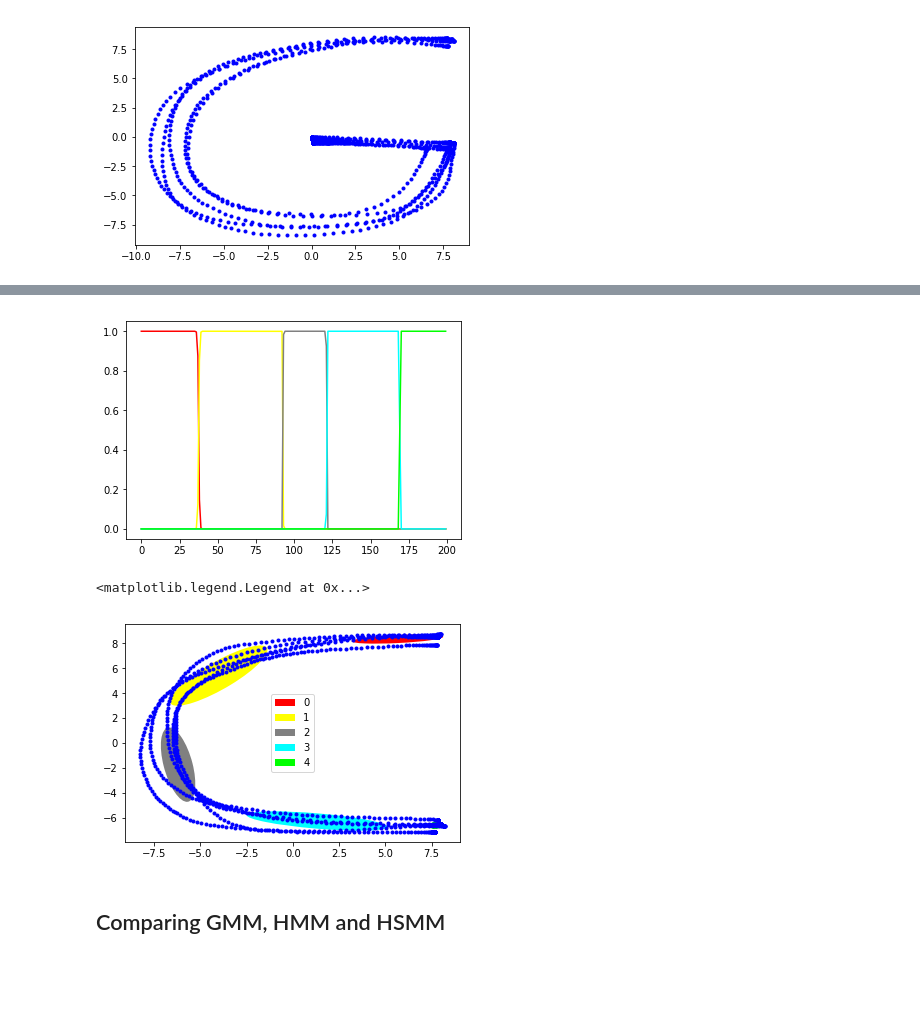
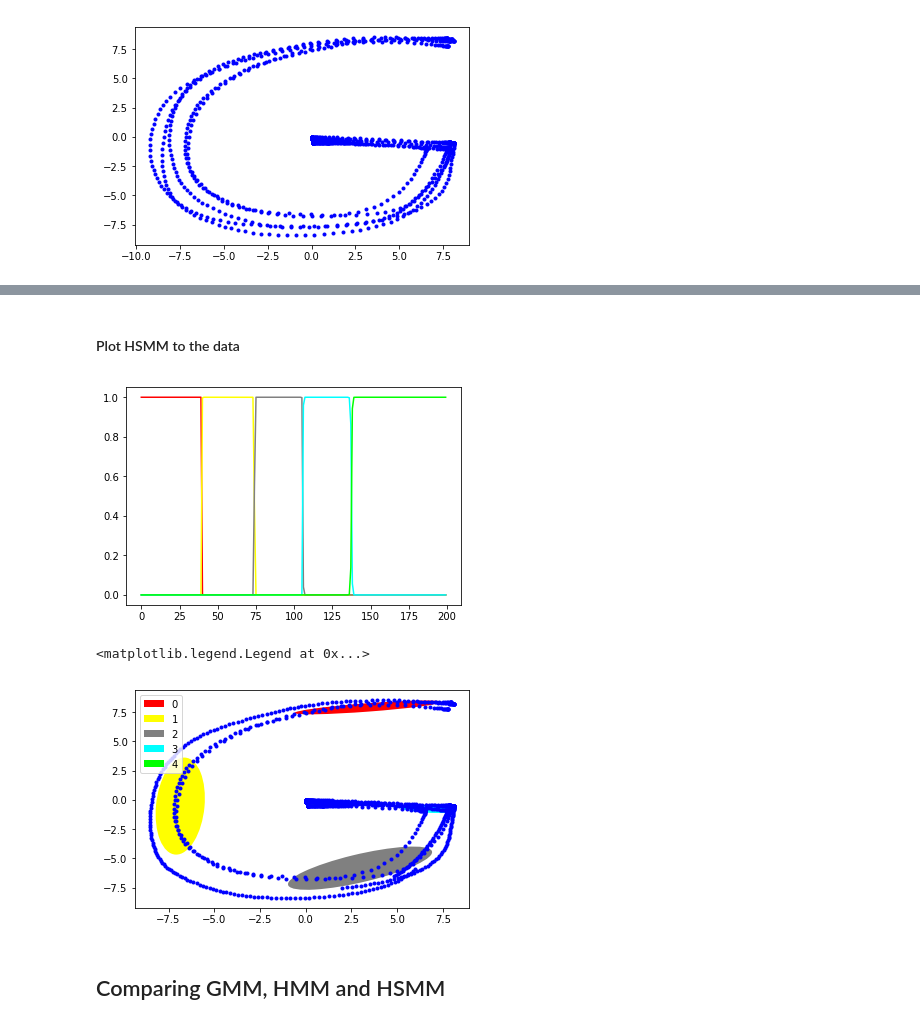
Before and after one commit to fabienjammes/ee613-python, a Jupyter notebook: python notebooks/HSMM.ipynb, the cells around one changed output, grey strips where cells are left out. Saved outputs shown, nothing was run; the diff lists cells and outputs as text; code cells hidden in the pictures; blank space fills up the shorter version.

```diff
--- a/python notebooks/HSMM.ipynb
+++ b/python notebooks/HSMM.ipynb
@@ -299,0 +313,3 @@ plt.legend()
+# %%
+hmm.fit(data2,init_type='kmeans',n_init = 1,max_iter=40)
+clear_output()
@@ -299,0 +319,9 @@ plt.legend()
+# %%
+index = 4
+_,h,_,_,_,_,_ = hmm.compute_messages(hmm.xs[index])
+fig,ax = plt.subplots()
+plot_GMM(hmm.means_, hmm.covariances_,ax,labels=['0','1','2','3','4','5'],colors=colors)
+
+plt.plot(Y[:,0],Y[:,1],'*r',alpha=0.1)
+plt.plot(hmm.xs[index][:,0], hmm.xs[index][:,1],'b')
+plt.legend(loc='best')
@@ -299,0 +331,3 @@ plt.legend()
+# %%
+for k in range(hmm.K):
+    plt.plot(h[:,k],color=colors[k])
@@ -347,6 +383,12 @@ class HSMM(HMM):
             self.Pd[:,k] = mvn(mean=self.means_pd_[k], cov=self.sigmas_pd_[k]).pdf(np.arange(num_dur_max))
             self.Pd[:,k] /= np.sum(self.Pd[:,k])
 
+        #compute the observation likelihood
+        B = np.zeros((self.N,self.K))
+        for k in range(self.K):
+            B[:,k] = mvn(mean = means_[k], cov=covariances_[k]).pdf(x)
+
+
         h = np.zeros((self.N,self.K))
         c = np.zeros(self.N)
         c[0] = 1.
@@ -354,11 +396,13 @@ class HSMM(HMM):
         for t in range(self.N):
             for k in range(self.K):
                 if t < num_dur_max:
-                    o_tmp = np.prod(c[:t+1]*mvn(mean = means_[k], cov=covariances_[k]).pdf(x[:t+1]))
+                    #o_tmp = np.prod(c[:t+1]*mvn(mean = means_[k], cov=covariances_[k]).pdf(x[:t+1]))
+                    o_tmp = np.prod(c[:t+1]*B[:t+1,k])
                     h[t,k] = self.weights_[k]*self.Pd[t,k]*o_tmp
 
                 for d in range(np.min([t,num_dur_max])):
-                    o_tmp = np.prod(c[t-d:t+1]*mvn(mean = means_[k], cov=covariances_[k]).pdf(x[t-d:t+1]))
+                    #o_tmp = np.prod(c[t-d:t+1]*mvn(mean = means_[k], cov=covariances_[k]).pdf(x[t-d:t+1]))
+                    o_tmp = np.prod(c[t-d:t+1]*B[t-d:t+1,k])
                     h[t,k] += np.dot(h[t-d-1,:],self.Trans_[:,k])*self.Pd[d,k]*o_tmp
             if t < self.N-1:
                 c[t+1] = 1/np.sum(h[t,:])
@@ -470,3 +427,5 @@ class HSMM(HMM):
+# %% [markdown]
+#### Plot HSMM to the data
 # %%
 hsmm = HSMM(D=Y.shape[1],K=5)
 hsmm.fit(data,init_type='kbins')
@@ -475,21 +434,21 @@ hsmm.compute_durations(hsmm.xs)
 # %%
 hsmm.edit_trans()
 # %%
-h,_ = hsmm.compute_forward_messages_HSMM(data_in[0],slice(0,2))
-for k in range(hmm.K):
+h,_ = hsmm.compute_forward_messages_HSMM(data[0])
+for k in range(hsmm.K):
     plt.plot(h[:,k],color=colors[k])
 # %% [output]
-[figure, old version]
+[figure, new version]
 # %%
 fig,ax = plt.subplots()
-plt.plot(Y[:,2], Y[:,3],'.b')
+plt.plot(Y[:,0], Y[:,1],'.b')
 colors = [[1.,0.,0.],[1.,1.,0.],[0.5,0.5,0.5],[0.,1.,1.],[0.,1.,0.],[0.,0.,1.],]
 
-plot_GMM(hmm.means_[:,2:],hmm.covariances_[:,2:,2:],ax,colors=colors,labels=range(6))
+plot_GMM(hsmm.means_,hsmm.covariances_,ax,colors=colors,labels=range(6))
 plt.legend()
 # %% [output]
 <matplotlib.legend.Legend at 0x...>
-[figure, old version]
+[figure, new version]
 # %% [markdown]
 ## Comparing GMM, HMM and HSMM
 # %% [markdown]
```
Also changed, not shown: parts of 40 cells of this notebook, 6 other files.
